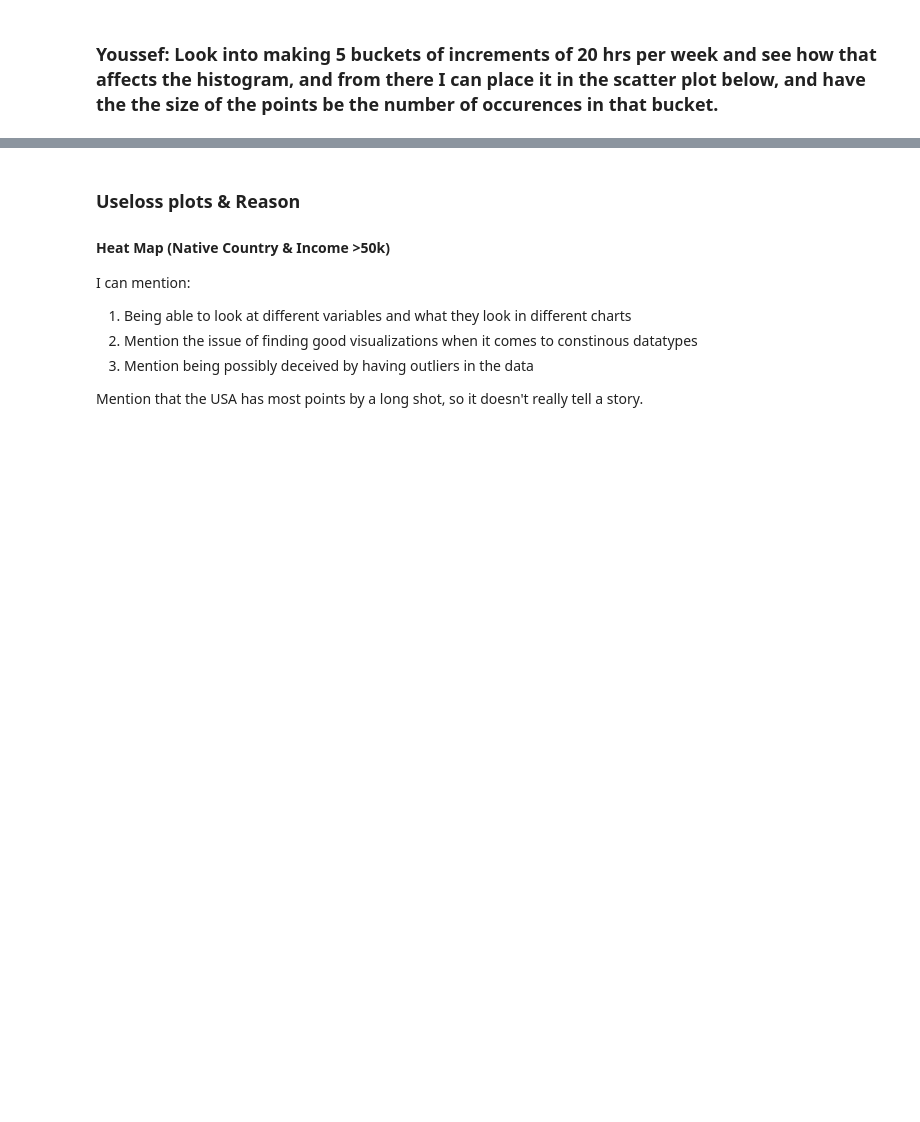
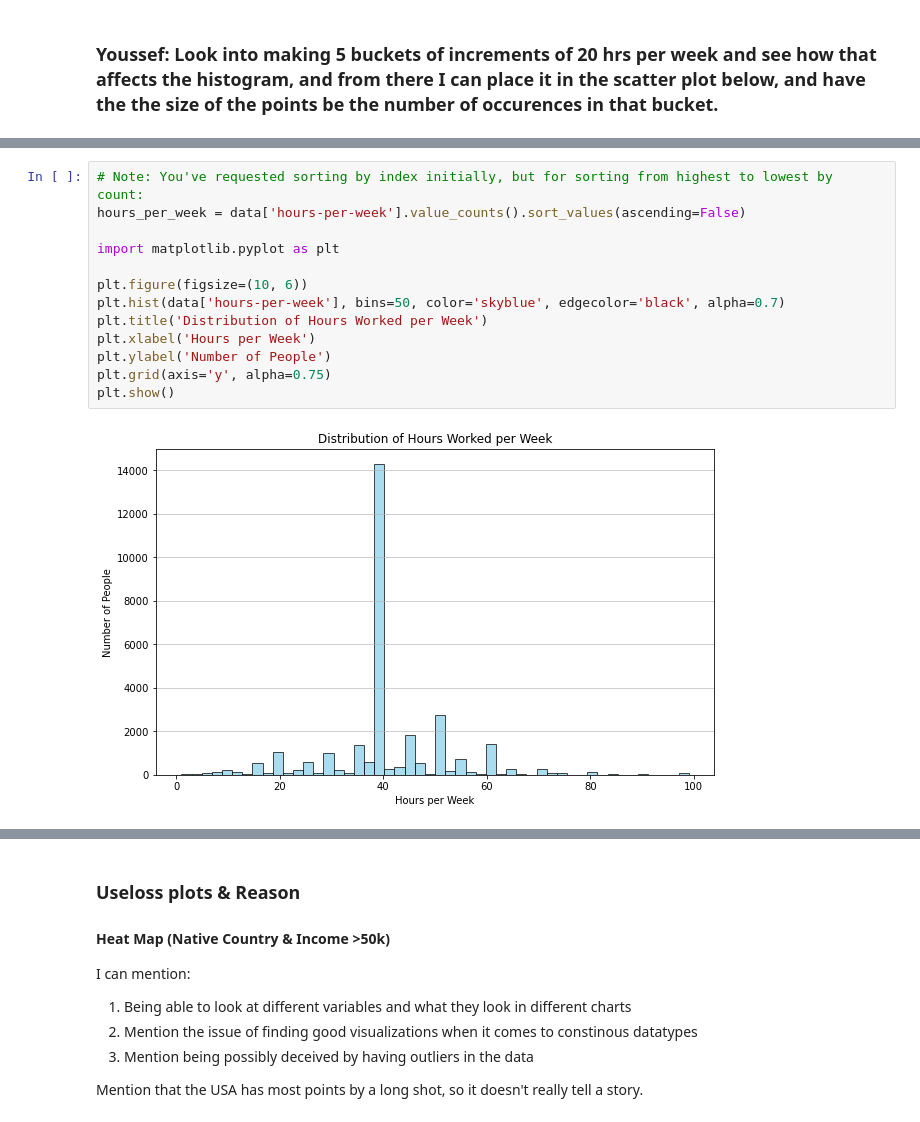
Before and after one commit to Youssef-Serag/CSE-578, a Jupyter notebook: Project/project.ipynb, the cells around one changed output, grey strips where cells are left out. Saved outputs shown, nothing was run; the diff lists cells and outputs as text; blank space fills up the shorter version.

Commit message:
Worked on the report

```diff
--- a/Project/project.ipynb
+++ b/Project/project.ipynb
@@ -247,0 +290,15 @@ sns.scatterplot(data=data, x="income", y="hours-per-week", hue="sex")
+# %%
+# Note: You've requested sorting by index initially, but for sorting from highest to lowest by count:
+hours_per_week = data['hours-per-week'].value_counts().sort_values(ascending=False)
+
+import matplotlib.pyplot as plt
+
+plt.figure(figsize=(10, 6))
+plt.hist(data['hours-per-week'], bins=50, color='skyblue', edgecolor='black', alpha=0.7)
+plt.title('Distribution of Hours Worked per Week')
+plt.xlabel('Hours per Week')
+plt.ylabel('Number of People')
+plt.grid(axis='y', alpha=0.75)
+plt.show()
+# %% [output]
+[figure, added]
```
Also changed, not shown: parts of 12 cells of this notebook, 3 other files.
